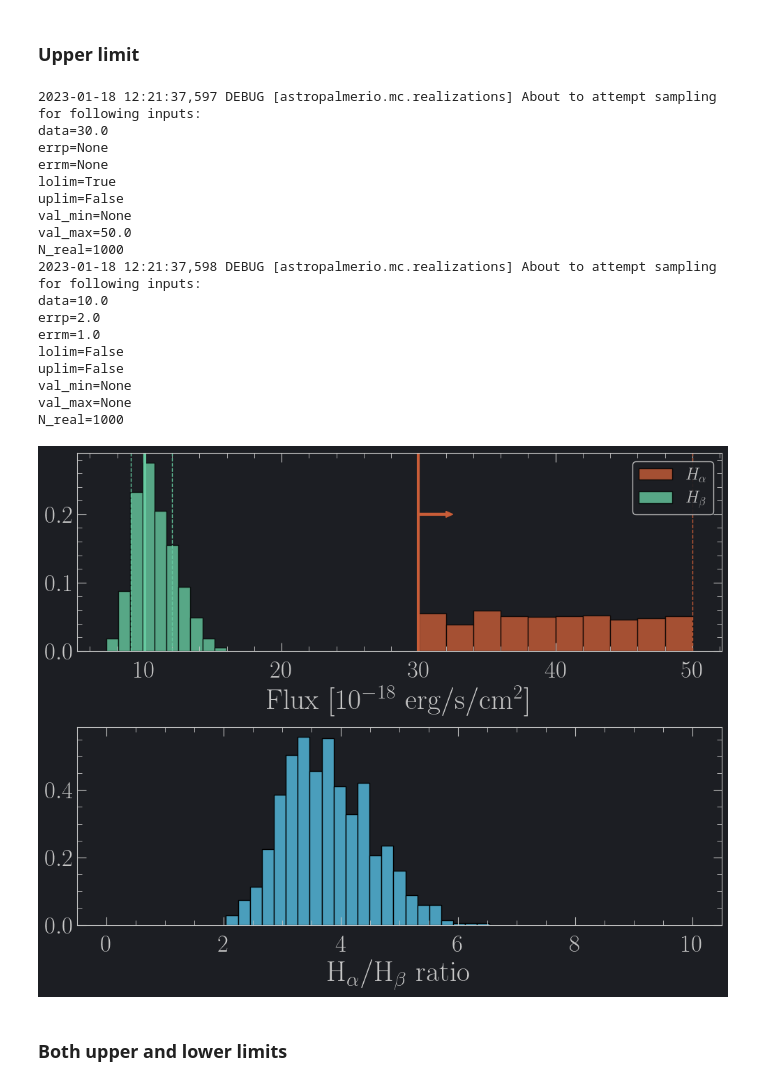
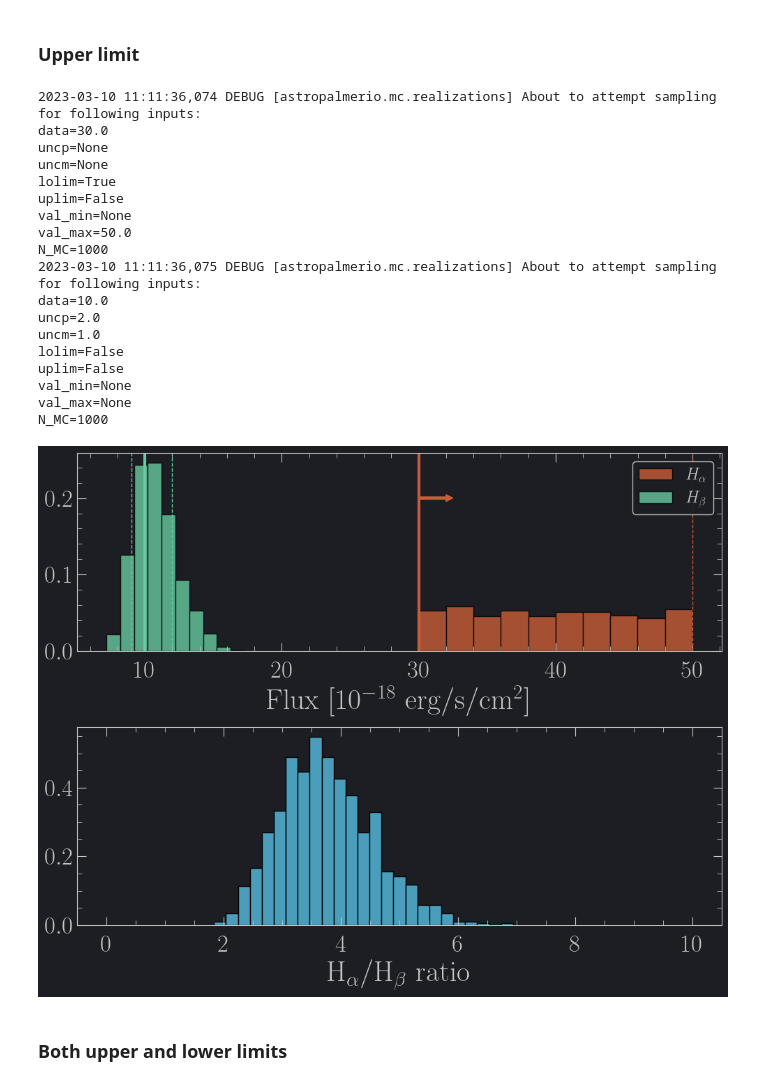
Before and after one commit to JPalmerio/astropalmerio, a Jupyter notebook: docs/Examples/Example Balmer decrement.ipynb, the cells around one changed output. Drawn from its saved outputs; the diff is of its cells as text; code cells hidden in the pictures.

```diff
--- a/docs/Examples/Example Balmer decrement.ipynb
+++ b/docs/Examples/Example Balmer decrement.ipynb
@@ -139,8 +139,8 @@ Since we don't have more information, we assume conservatively that all values b
 F_Ha = 30.
 F_Ha_max = 50.
 F_Hb = 10.
-F_Hb_errp = 2.
-F_Hb_errm = 1.
+F_Hb_uncp = 2.
+F_Hb_uncm = 1.
 
 logging.getLogger('astropalmerio.mc.realizations').setLevel('DEBUG')
 
@@ -148,48 +148,48 @@ F_Ha_draw = MC_realization(data=F_Ha,
                            lolim=True,
                            val_max=F_Ha_max)
 F_Hb_draw = MC_realization(data=F_Hb,
-                           errp=F_Hb_errp,
-                           errm=F_Hb_errm)
+                           uncp=F_Hb_uncp,
+                           uncm=F_Hb_uncm)
 # %% [output]
-2023-01-18 12:21:37,597 DEBUG [astropalmerio.mc.realizations] About to attempt sampling for following inputs:
+2023-03-10 11:11:36,074 DEBUG [astropalmerio.mc.realizations] About to attempt sampling for following inputs:
 data=30.0
-errp=None
-errm=None
+uncp=None
+uncm=None
 lolim=True
 uplim=False
 val_min=None
 val_max=50.0
-N_real=1000
-2023-01-18 12:21:37,598 DEBUG [astropalmerio.mc.realizations] About to attempt sampling for following inputs:
+N_MC=1000
+2023-03-10 11:11:36,075 DEBUG [astropalmerio.mc.realizations] About to attempt sampling for following inputs:
 data=10.0
-errp=2.0
-errm=1.0
+uncp=2.0
+uncm=1.0
 lolim=False
 uplim=False
 val_min=None
 val_max=None
-N_real=1000
+N_MC=1000
 # %%
 ratio = F_Ha_draw/F_Hb_draw
 fig, axes = plt.subplots(2, tight_layout=True)
 ax0 = axes[0]
 ax1 = axes[1]
 ax0.hist(F_Ha_draw, density=True, label=r'$H_\alpha$', alpha=0.8, color='C1')
 ax0.axvline(F_Ha, color='C1')
 ax0.axvline(F_Ha_max, ls='--', lw=1, color='C1')
 ax0.arrow(x=F_Ha, y=0.2, dx=2, dy=0, width=0.003, head_length=0.5, color='C1')
 ax0.hist(F_Hb_draw, density=True, label=r'$H_\beta$', alpha=0.8, color='C3')
 ax0.axvline(F_Hb, color='C3')
-ax0.axvline(F_Hb+F_Hb_errp, ls='--', lw=1, color='C3')
-ax0.axvline(F_Hb-F_Hb_errm, ls='--', lw=1, color='C3')
+ax0.axvline(F_Hb+F_Hb_uncp, ls='--', lw=1, color='C3')
+ax0.axvline(F_Hb-F_Hb_uncm, ls='--', lw=1, color='C3')
 ax0.set_xlabel(r'Flux [$\rm 10^{-18}~erg/s/cm^2$]')
 ax1.set_xlabel(r'$\rm H_{\alpha}/H_{\beta}$ ratio')
 
 ax0.legend()
 ax1.hist(ratio, bins=np.linspace(0,10,50), density=True)
 plt.show()
 # %% [output]
-[figure, old version]
+[figure, new version]
 # %% [markdown]
 ### Both upper and lower limits
 # %%
```
Also changed, not shown: parts of 10 cells of this notebook, 12 other files.
